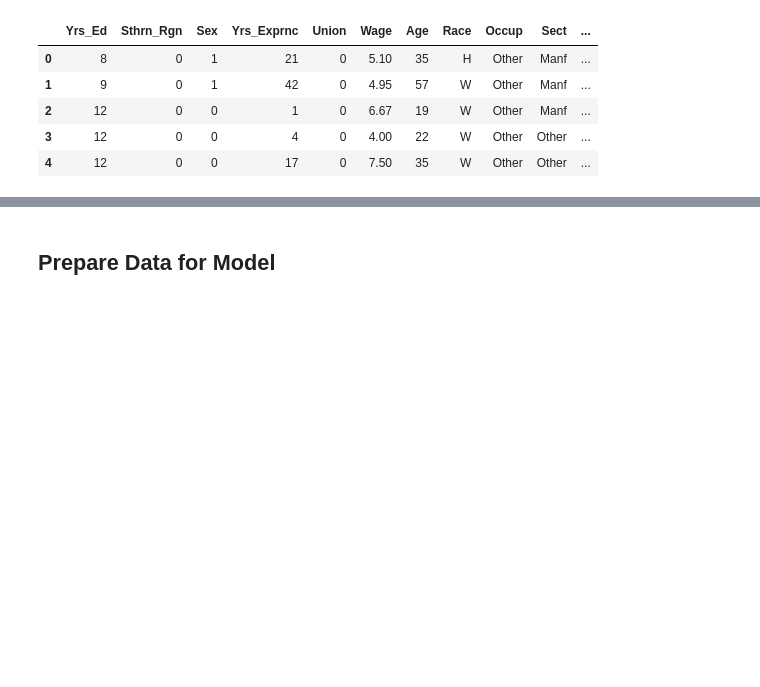
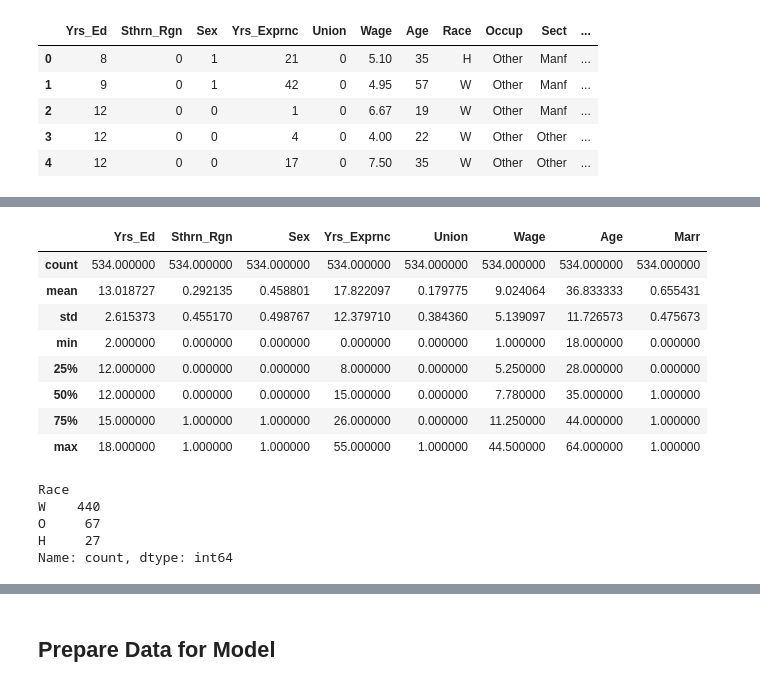
Before and after one commit to mj-brown/genbus656, a Jupyter notebook: Submissions/GB656_Module2_Submission_Brown_M.ipynb, the cells around one changed output, grey strips where cells are left out. Saved outputs shown, nothing was run; the diff lists cells and outputs as text; code cells hidden in the pictures; blank space fills up the shorter version.

```diff
--- a/Submissions/GB656_Module2_Submission_Brown_M.ipynb
+++ b/Submissions/GB656_Module2_Submission_Brown_M.ipynb
@@ -64,0 +58,22 @@ wages_df.head()
+# %%
+# Generate descriptive statistics for the wages dataframe
+wages_df.describe()
+# %% [output]
+|  | Yrs_Ed | Sthrn_Rgn | Sex | Yrs_Exprnc | Union | Wage | Age | Marr |
+| count | 534.000000 | 534.000000 | 534.000000 | 534.000000 | 534.000000 | 534.000000 | 534.000000 | 534.000000 |
+| mean | 13.018727 | 0.292135 | 0.458801 | 17.822097 | 0.179775 | 9.024064 | 36.833333 | 0.655431 |
+| std | 2.615373 | 0.455170 | 0.498767 | 12.379710 | 0.384360 | 5.139097 | 11.726573 | 0.475673 |
+| min | 2.000000 | 0.000000 | 0.000000 | 0.000000 | 0.000000 | 1.000000 | 18.000000 | 0.000000 |
+| 25% | 12.000000 | 0.000000 | 0.000000 | 8.000000 | 0.000000 | 5.250000 | 28.000000 | 0.000000 |
+| 50% | 12.000000 | 0.000000 | 0.000000 | 15.000000 | 0.000000 | 7.780000 | 35.000000 | 1.000000 |
+| 75% | 15.000000 | 1.000000 | 1.000000 | 26.000000 | 0.000000 | 11.250000 | 44.000000 | 1.000000 |
+| max | 18.000000 | 1.000000 | 1.000000 | 55.000000 | 1.000000 | 44.500000 | 64.000000 | 1.000000 |
+# %%
+# Review the data in the Race column
+wages_df['Race'].value_counts()
+# %% [output]
+Race
+W    440
+O     67
+H     27
+Name: count, dtype: int64
```
Also changed, not shown: parts of 15 cells of this notebook.
